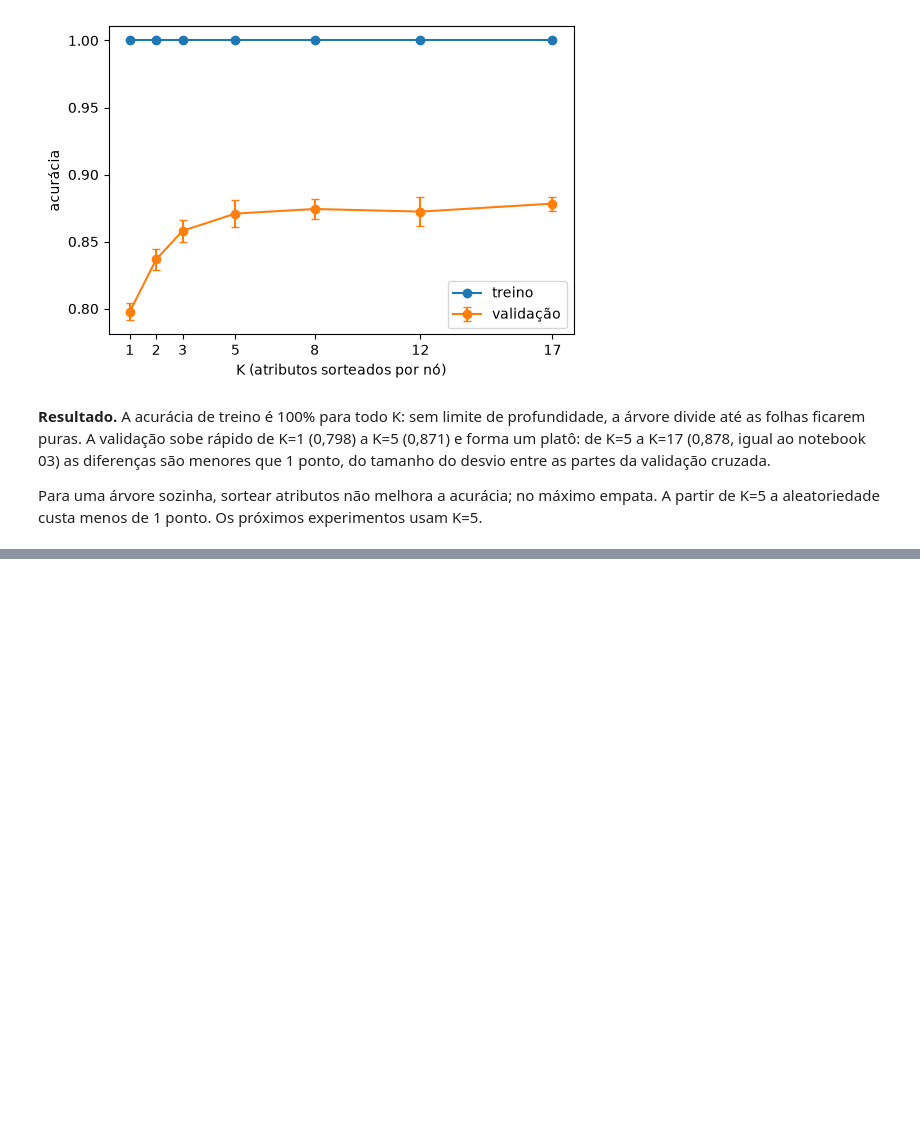
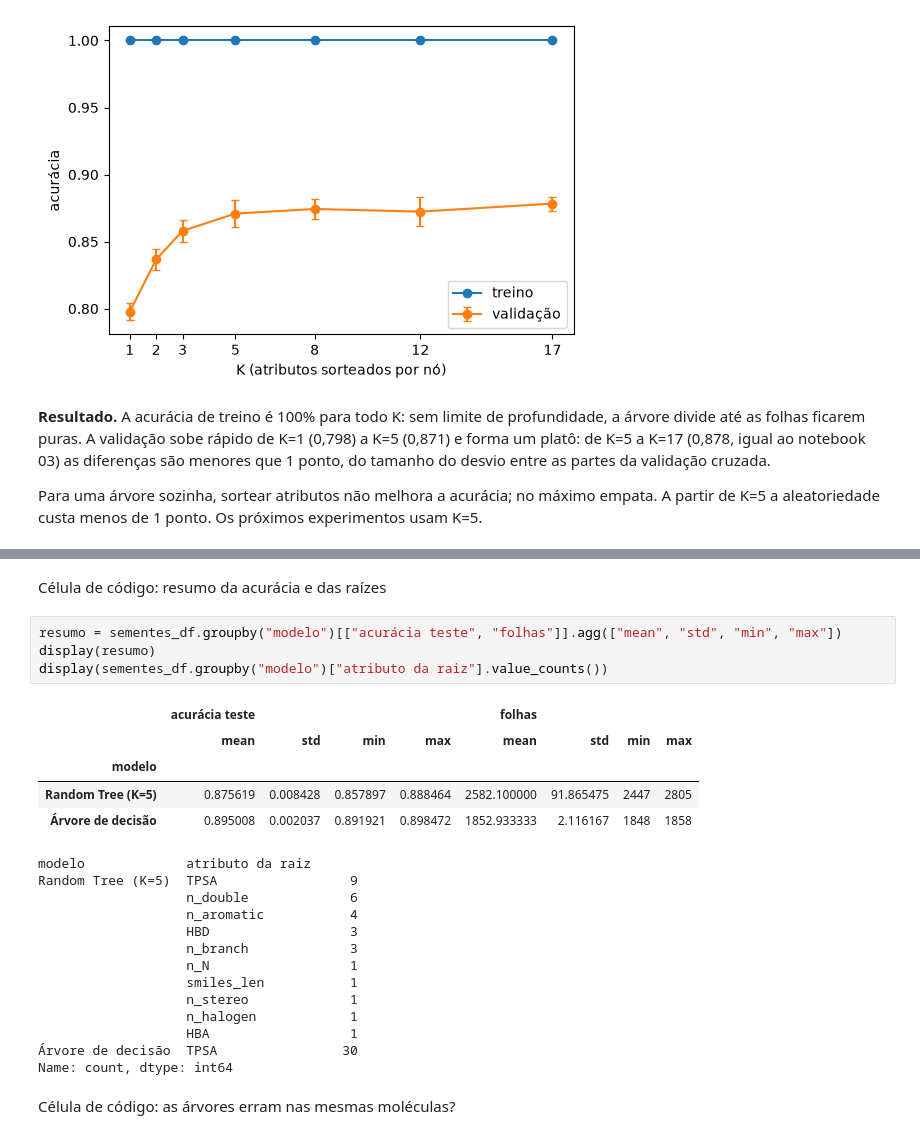
Before and after one commit to pumba-dev/machine-learning-practice, a Jupyter notebook: notebooks/04_random_tree.ipynb, the cells around one changed output, grey strips where cells are left out. Saved outputs shown, nothing was run; the diff lists cells and outputs as text; blank space fills up the shorter version.

```diff
--- a/notebooks/04_random_tree.ipynb
+++ b/notebooks/04_random_tree.ipynb
@@ -136,0 +166,27 @@ Para uma árvore sozinha, sortear atributos não melhora a acurácia; no máximo
+# %% [markdown]
+Célula de código: resumo da acurácia e das raízes
+# %%
+resumo = sementes_df.groupby("modelo")[["acurácia teste", "folhas"]].agg(["mean", "std", "min", "max"])
+display(resumo)
+display(sementes_df.groupby("modelo")["atributo da raiz"].value_counts())
+# %% [output]
+|  | acurácia teste |  |  |  | folhas |  |  |  |
+|  | mean | std | min | max | mean | std | min | max |
+| modelo |  |  |  |  |  |  |  |  |
+| Random Tree (K=5) | 0.875619 | 0.008428 | 0.857897 | 0.888464 | 2582.100000 | 91.865475 | 2447 | 2805 |
+| Árvore de decisão | 0.895008 | 0.002037 | 0.891921 | 0.898472 | 1852.933333 | 2.116167 | 1848 | 1858 |
+modelo             atributo da raiz
+Random Tree (K=5)  TPSA                 9
+                   n_double             6
+                   n_aromatic           4
+                   HBD                  3
+                   n_branch             3
+                   n_N                  1
+                   smiles_len           1
+                   n_stereo             1
+                   n_halogen            1
+                   HBA                  1
+Árvore de decisão  TPSA                30
+Name: count, dtype: int64
+# %% [markdown]
+Célula de código: as árvores erram nas mesmas moléculas?
```
Also changed, not shown: parts of 7 cells of this notebook.
